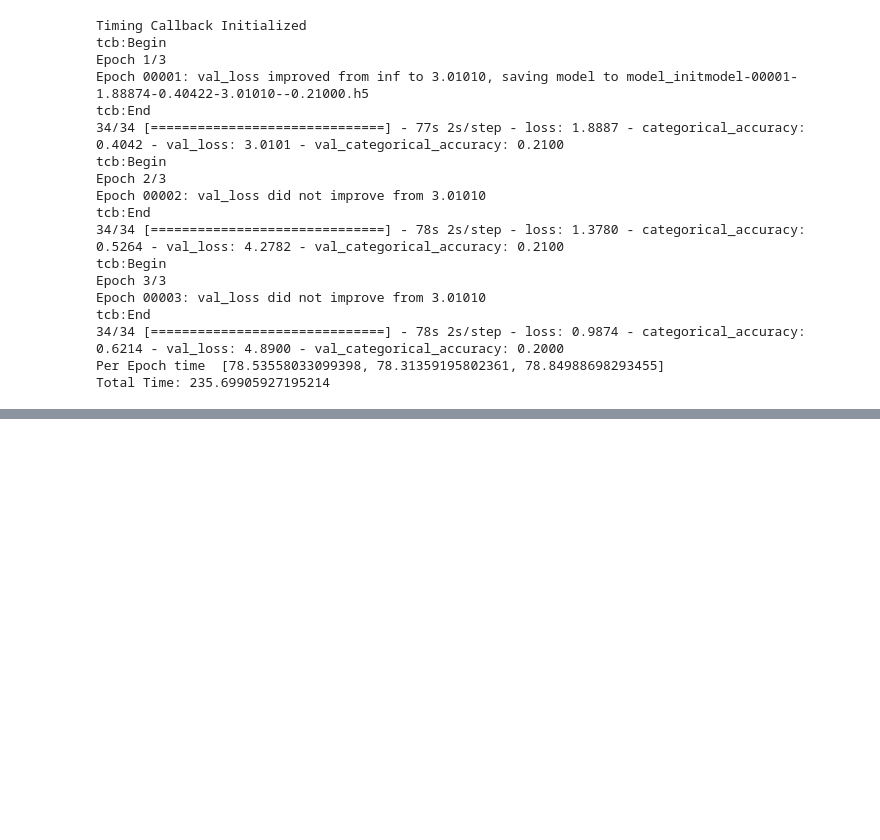
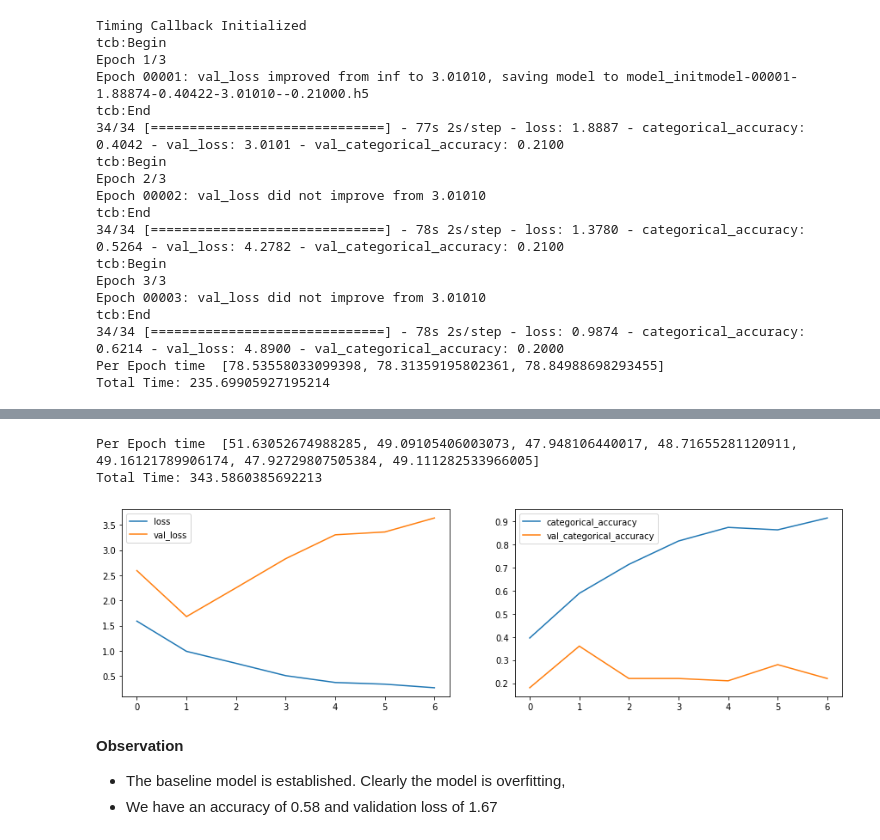
Before and after one commit to rramchan12/Gesture-Recognition-CaseStudy-IITB, a Jupyter notebook: Gesture_Recognition_Iter1.ipynb, the cells around one changed output, grey strips where cells are left out. Saved outputs shown, nothing was run; the diff lists cells and outputs as text; code cells hidden in the pictures; blank space fills up the shorter version.

```diff
--- a/Gesture_Recognition_Iter1.ipynb
+++ b/Gesture_Recognition_Iter1.ipynb
@@ -740,0 +873,8 @@ Epoch 00006: early stopping
+# %%
+#Baseline Model
+conv_3d1=ModelConv3D1()
+conv_3d1.initialize_path(project_folder)
+conv_3d1.initialize_image_properties(image_height=160,image_width=160)
+conv_3d1.initialize_hyperparams(frames_to_sample=20,batch_size=40,num_epochs=15)
+conv_3d1_model=conv_3d1.define_model()
+conv_3d1_model.summary()
@@ -740,0 +899,3 @@ Epoch 00006: early stopping
+# %%
+print("Total Params:", conv_3d1_model.count_params())
+history_model1 = conv_3d1.train_model(conv_3d1_model)
@@ -740,0 +920,12 @@ Epoch 00006: early stopping
+# %%
+print("Per Epoch time  {}".format(conv_3d1.timing_cb.logs))
+print("Total Time: {}".format(sum(conv_3d1.timing_cb.logs)))
+plot(history_model1)
+# %% [output]
+Per Epoch time  [51.63052674988285, 49.09105406003073, 47.948106440017, 48.71655281120911, 49.16121789906174, 47.92729807505384, 49.111282533966005]
+Total Time: 343.5860385692213
+[figure, added]
+# %% [markdown]
+**Observation**
+- The baseline model is established. Clearly the model is overfitting,
+- We have an accuracy of 0.58 and validation loss of 1.67
```
Also changed, not shown: parts of 32 cells of this notebook.
